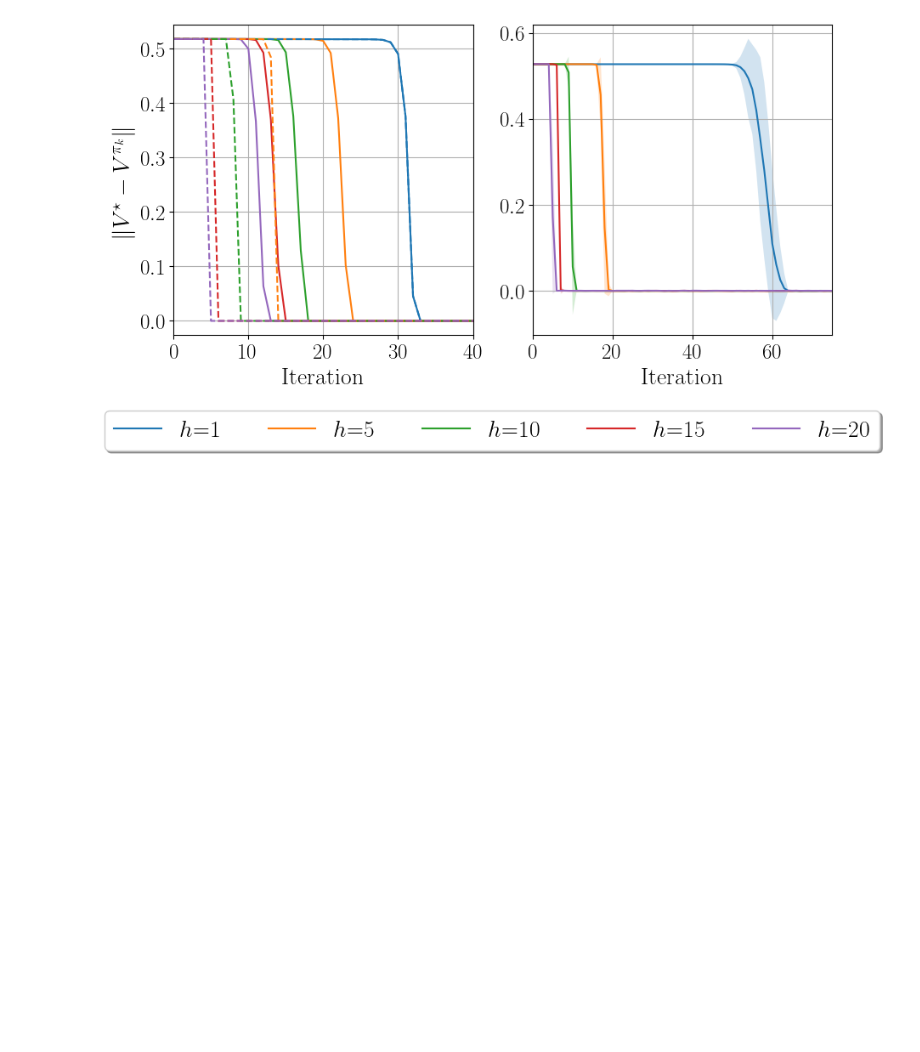
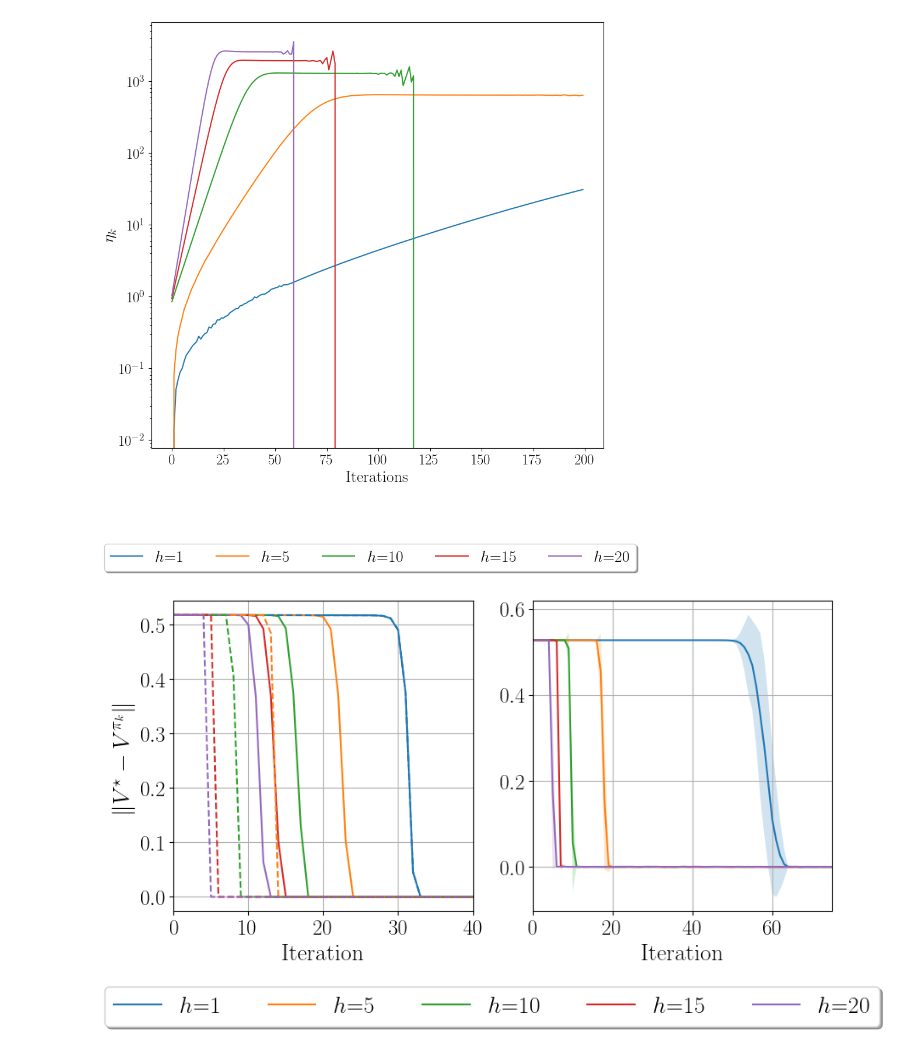
Before and after one commit to kprotopapas/pmdlookahead, a Jupyter notebook: analysis.ipynb, the cells around one changed output. Saved outputs shown, nothing was run; the diff lists cells and outputs as text; code cells hidden in the pictures; blank space fills up the shorter version.

```diff
--- a/analysis.ipynb
+++ b/analysis.ipynb
@@ -105,3 +108,21 @@ fig.savefig(f'{alg}_time.pdf', bbox_extra_artists=(lgd,), bbox_inches='tight')
+# %%
+fig, axes = plt.subplots()
+axes.plot(lrs_means)
+axes.set_yscale('log')
+axes.set_xlabel('Iterations')
+
+axes.set_ylabel('$\eta_k$')
+
+legends = [f'$h$={depth}' for depth in [1, 5, 10, 15, 20]]
+
+plt.subplots_adjust(bottom=0.15, hspace=0.5, wspace=0.35)
+
+lgd = fig.legend(legends, loc='upper center', bbox_to_anchor=(0.5, 0),
+          fancybox=True, shadow=True, ncol=5)
+
+fig.savefig(f'{alg}_eta.pdf', bbox_extra_artists=(lgd,), bbox_inches='tight')
+# %% [output]
+[figure, added]
 # %%
 import matplotlib.pyplot as plt
 # choose a large font size by default and use tex for math
```
Also changed, not shown: parts of 4 cells of this notebook, 1 other file.
